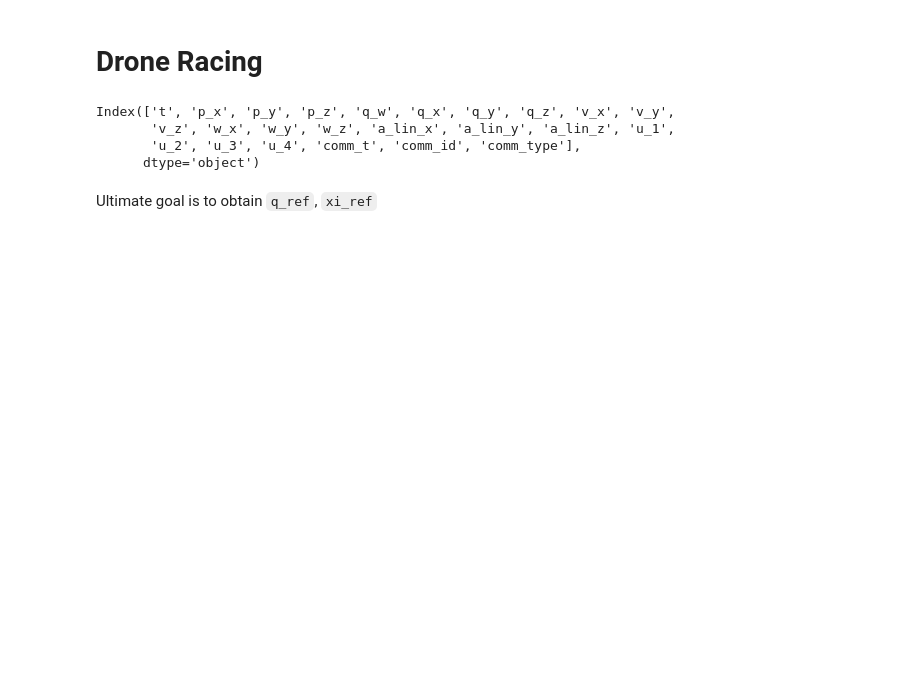
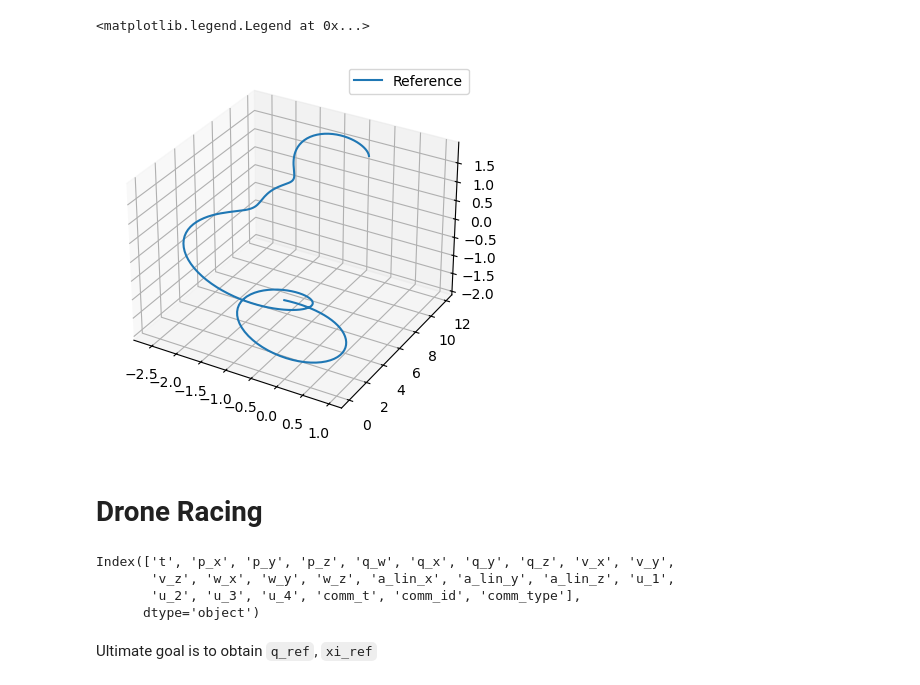
Before and after one commit to chenghuailin/trajectory_optimization_matrix_lie_groups, a Jupyter notebook: visualization/convert_path_to_reference.ipynb, the cells around one changed output. Saved outputs shown, nothing was run; the diff lists cells and outputs as text; code cells hidden in the pictures; blank space fills up the shorter version.

```diff
--- a/visualization/convert_path_to_reference.ipynb
+++ b/visualization/convert_path_to_reference.ipynb
@@ -0,0 +101,12 @@
+# %%
+import matplotlib.pyplot as plt
+pos_ref = np.array([x[:3,3] for x in q_ref]).reshape(Nsim+1, 3)
+
+fig = plt.figure()
+ax = fig.add_subplot(111, projection='3d')
+ax.plot(pos_ref[:, 0], pos_ref[:, 1], pos_ref[:, 2],
+            label='Reference')
+plt.legend()
+# %% [output]
+<matplotlib.legend.Legend at 0x...>
+[figure, added]
```
Also changed, not shown: parts of 10 cells of this notebook, 25 other files.
